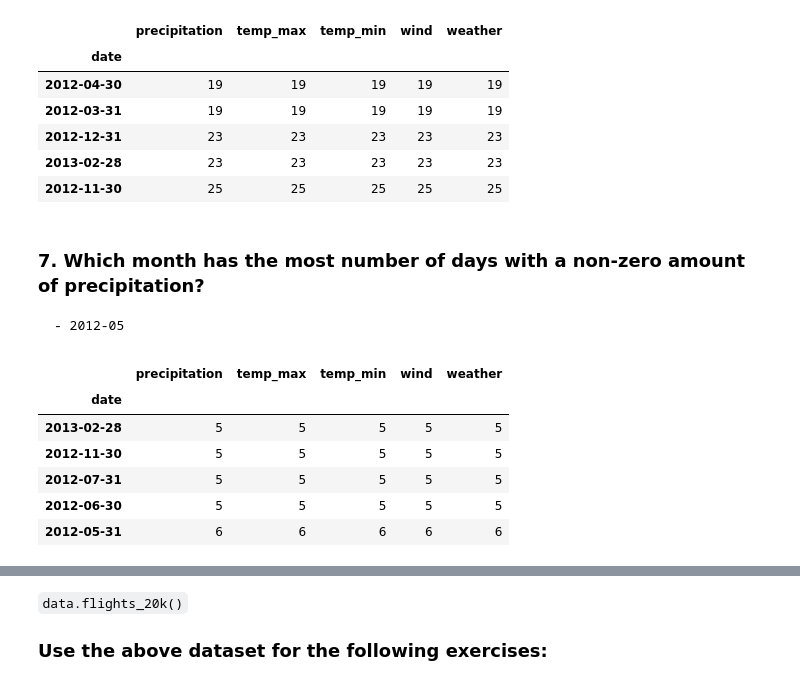
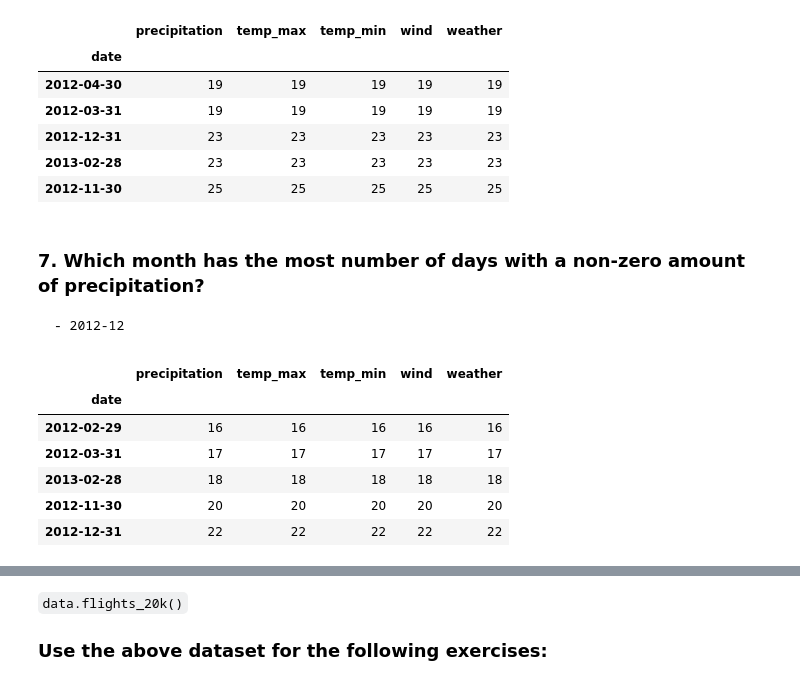
Before and after one commit to jeremiah-toribio/time-series-exercises, a Jupyter notebook: working-with-time-series.ipynb, the cells around one changed output, grey strips where cells are left out. Drawn from its saved outputs; the diff is of its cells as text; code cells hidden in the pictures.

```diff
--- a/working-with-time-series.ipynb
+++ b/working-with-time-series.ipynb
@@ -173,14 +173,14 @@ rain_df.resample('M').count().sort_values('precipitation').tail()
 | 2012-11-30 | 25 | 25 | 25 | 25 | 25 |
 # %% [markdown]
 ### 7. Which month has the most number of days with a non-zero amount of precipitation?
-    - 2012-05
+    - 2012-12
 # %%
-rain_df[rain_df.precipitation == 0].resample('M').count().sort_values('temp_max').tail()
+rain_df[rain_df.precipitation != 0].resample('M').count().sort_values('temp_max').tail()
 # %% [output]
 |  | precipitation | temp_max | temp_min | wind | weather |
 | date |  |  |  |  |  |
-| 2013-02-28 | 5 | 5 | 5 | 5 | 5 |
-| 2012-11-30 | 5 | 5 | 5 | 5 | 5 |
-| 2012-07-31 | 5 | 5 | 5 | 5 | 5 |
-| 2012-06-30 | 5 | 5 | 5 | 5 | 5 |
-| 2012-05-31 | 6 | 6 | 6 | 6 | 6 |
+| 2012-02-29 | 16 | 16 | 16 | 16 | 16 |
+| 2012-03-31 | 17 | 17 | 17 | 17 | 17 |
+| 2013-02-28 | 18 | 18 | 18 | 18 | 18 |
+| 2012-11-30 | 20 | 20 | 20 | 20 | 20 |
+| 2012-12-31 | 22 | 22 | 22 | 22 | 22 |
```
Also changed, not shown: parts of 1 cell of this notebook.
